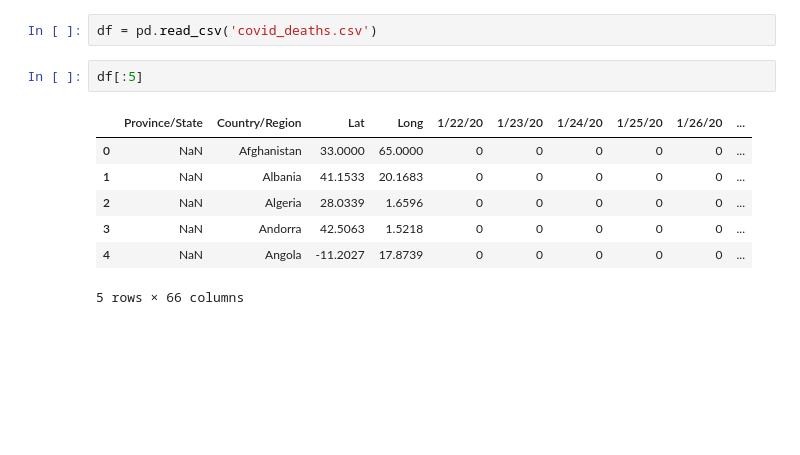
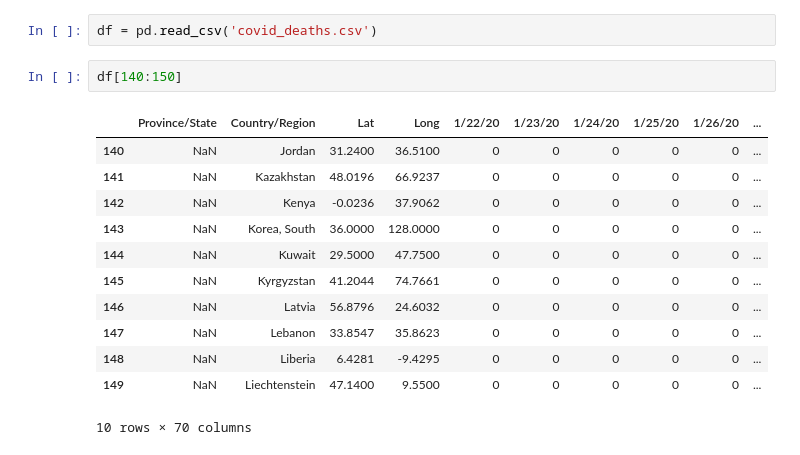
Before and after one commit to macbuse/just-math, a Jupyter notebook: covid_mortality.ipynb, the cells around one changed output. Drawn from its saved outputs; the diff is of its cells as text; blank space fills up the shorter version.

```diff
--- a/covid_mortality.ipynb
+++ b/covid_mortality.ipynb
@@ -16,14 +29,19 @@ open('covid_deaths.csv', 'wb').write(r.content)
 # parse it to a DataFrame
 # %%
 df = pd.read_csv('covid_deaths.csv')
-# %%
-df[:5]
-# %% [output]
-|  | Province/State | Country/Region | Lat | Long | 1/22/20 | 1/23/20 | 1/24/20 | 1/25/20 | 1/26/20 | ... |
-| 0 | NaN | Afghanistan | 33.0000 | 65.0000 | 0 | 0 | 0 | 0 | 0 | ... |
-| 1 | NaN | Albania | 41.1533 | 20.1683 | 0 | 0 | 0 | 0 | 0 | ... |
-| 2 | NaN | Algeria | 28.0339 | 1.6596 | 0 | 0 | 0 | 0 | 0 | ... |
-| 3 | NaN | Andorra | 42.5063 | 1.5218 | 0 | 0 | 0 | 0 | 0 | ... |
-| 4 | NaN | Angola | -11.2027 | 17.8739 | 0 | 0 | 0 | 0 | 0 | ... |
-5 rows × 66 columns
+# %%
+df[140:150]
+# %% [output]
+|  | Province/State | Country/Region | Lat | Long | 1/22/20 | 1/23/20 | 1/24/20 | 1/25/20 | 1/26/20 | ... |
+| 140 | NaN | Jordan | 31.2400 | 36.5100 | 0 | 0 | 0 | 0 | 0 | ... |
+| 141 | NaN | Kazakhstan | 48.0196 | 66.9237 | 0 | 0 | 0 | 0 | 0 | ... |
+| 142 | NaN | Kenya | -0.0236 | 37.9062 | 0 | 0 | 0 | 0 | 0 | ... |
+| 143 | NaN | Korea, South | 36.0000 | 128.0000 | 0 | 0 | 0 | 0 | 0 | ... |
+| 144 | NaN | Kuwait | 29.5000 | 47.7500 | 0 | 0 | 0 | 0 | 0 | ... |
+| 145 | NaN | Kyrgyzstan | 41.2044 | 74.7661 | 0 | 0 | 0 | 0 | 0 | ... |
+| 146 | NaN | Latvia | 56.8796 | 24.6032 | 0 | 0 | 0 | 0 | 0 | ... |
+| 147 | NaN | Lebanon | 33.8547 | 35.8623 | 0 | 0 | 0 | 0 | 0 | ... |
+| 148 | NaN | Liberia | 6.4281 | -9.4295 | 0 | 0 | 0 | 0 | 0 | ... |
+| 149 | NaN | Liechtenstein | 47.1400 | 9.5500 | 0 | 0 | 0 | 0 | 0 | ... |
+10 rows × 70 columns
 # %%
```
Also changed, not shown: parts of 19 cells of this notebook.
